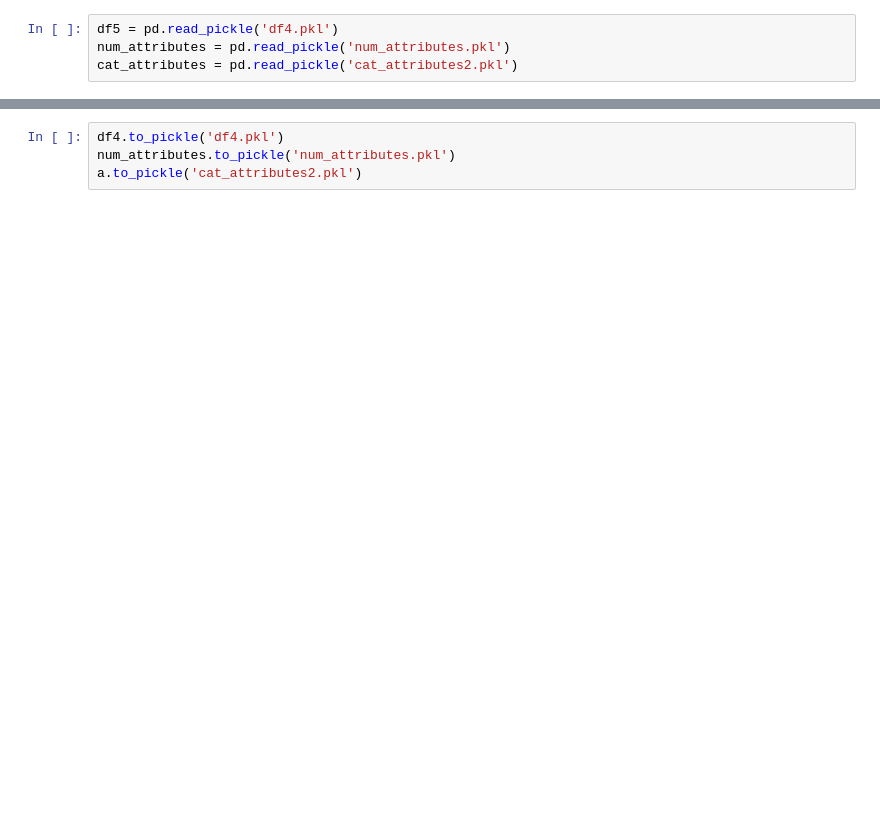
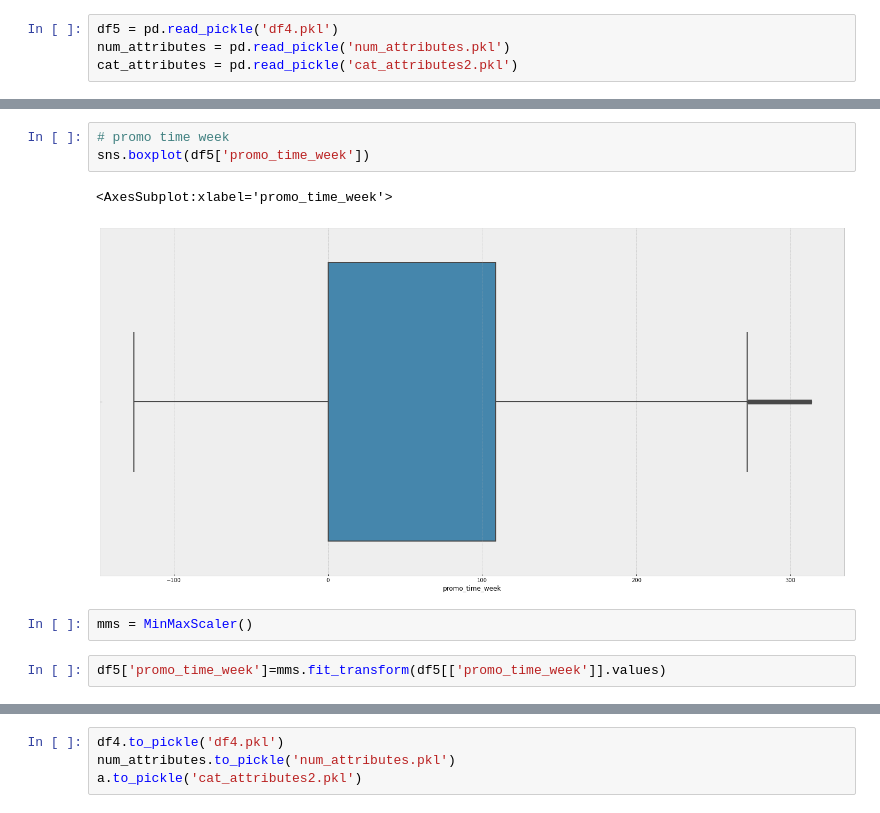
Before and after one commit to soaresvml/dsemproducao, a Jupyter notebook: m05_v01_store_sales_prediction.ipynb, the cells around one changed output, grey strips where cells are left out. Cells and saved outputs as stored; diff of their text form; blank space fills up the shorter version.

```diff
--- a/m05_v01_store_sales_prediction.ipynb
+++ b/m05_v01_store_sales_prediction.ipynb
@@ -20,0 +69,10 @@ cat_attributes = pd.read_pickle('cat_attributes2.pkl')
+# %%
+# promo time week
+sns.boxplot(df5['promo_time_week'])
+# %% [output]
+<AxesSubplot:xlabel='promo_time_week'>
+[figure, added]
+# %%
+mms = MinMaxScaler()
+# %%
+df5['promo_time_week']=mms.fit_transform(df5[['promo_time_week']].values)
```
Also changed, not shown: parts of 28 cells of this notebook.
